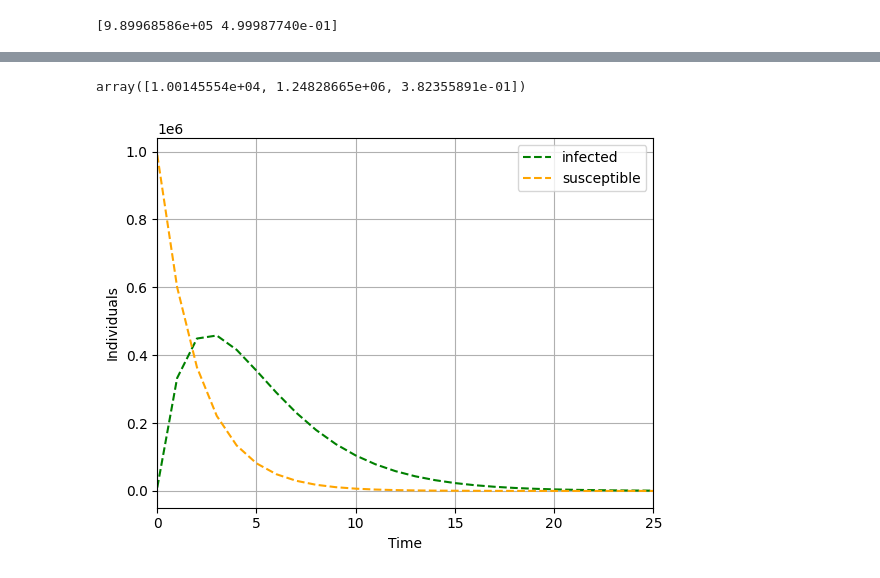
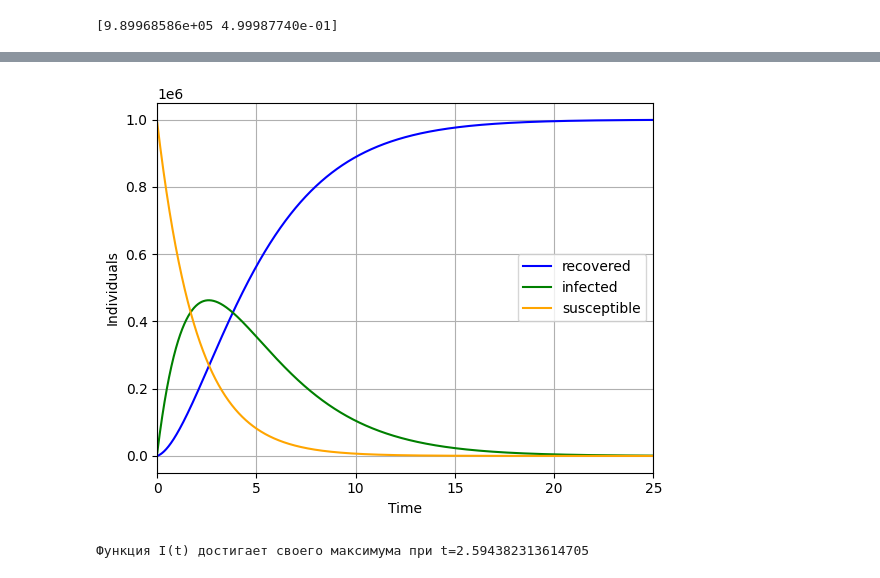
Before and after one commit to PavelStelmakhV/hw305-scipy, a Jupyter notebook: Hw5.2.ipynb, the cells around one changed output, grey strips where cells are left out. Cells and saved outputs as stored; diff of their text form; code cells hidden in the pictures.

```diff
--- a/Hw5.2.ipynb
+++ b/Hw5.2.ipynb
@@ -101,5 +101,5 @@ print(aprx_s)
 # %% [output]
 [9.89968586e+05 4.99987740e-01]
 # %%
-def find_I(t, i, s, a):
+def func_I(t, i, s, a):
   return (i + a * s * t) * np.exp(-a * t)
@@ -110,6 +106,6 @@ def find_I(t, i, s, a):
 # %%
-# y = infected.y[0]
-# p0 = (10e4, 10e6, 1)
-# aprx_i, _ = leastsq(diff_I, p0, args=(y, t))
-# print(aprx_i)
+y = infected.y[0]
+p0 = (10e4, 10e6, 1)
+result_I = curve_fit(func_I, t, y, p0)
+print(result_I[0])
 # %% [output]
@@ -117,25 +113,22 @@ def find_I(t, i, s, a):
-# %%
-y = infected.y[0]
-p0 = (10e4, 10e6, 1)
-result_I = curve_fit(find_I, t, y, p0)
-# %%
-result_I[0]
-# %% [output]
-array([1.00145554e+04, 1.24828665e+06, 3.82355891e-01])
+# %%
+def func_R(t, pS, pI):
+  return N - func_S(t, pS[0], pS[1]) - func_I(t, pI[0], pI[1], pI[2])
 # %%
-# plt.plot(susceptible.t, N - susceptible.y[0] - infected.y[0], 'o', color='blue', label='recovered')
-# plt.plot(more_date, recovered(more_date), color='blue')
-
-plt.plot(t, find_I(t, result_I[0][0], result_I[0][1], result_I[0][2]), '--', color='green', label='infected')
-# plt.plot(infected.t, infected.sol(infected.t)[0], color='green')
-
-plt.plot(t, find_S(t, aprx_s[0], aprx_s[1]), '--', color='orange', label='susceptible')
-# plt.plot(susceptible.t, susceptible.sol(susceptible.t)[0], color='orange')
+t_ = np.linspace(t0, tf, 2600)
+plt.plot(t_, func_R(t_, aprx_s, result_I[0]), color='blue', label='recovered')
+plt.plot(t_, func_I(t_, result_I[0][0], result_I[0][1], result_I[0][2]), color='green', label='infected')
+plt.plot(t_, func_S(t_, aprx_s[0], aprx_s[1]), color='orange', label='susceptible')
 
 plt.legend()
 plt.xlim(t0, tf)
 plt.xlabel('Time')
 plt.ylabel('Individuals')
 plt.grid()
 # %% [output]
-[figure, old version]
+[figure, new version]
+# %%
+i, s, a = result_I[0]
+I_max = minimize_scalar(lambda t, i, s, a: -func_I(t, i, s, a), bracket=(0, 5), args=(i, s, a))
+print(f'Функция I(t) достигает своего максимума при t={I_max.x}')
+# %% [output]
+Функция I(t) достигает своего максимума при t=2.594382313614705
```
Also changed, not shown: parts of 5 cells of this notebook.
